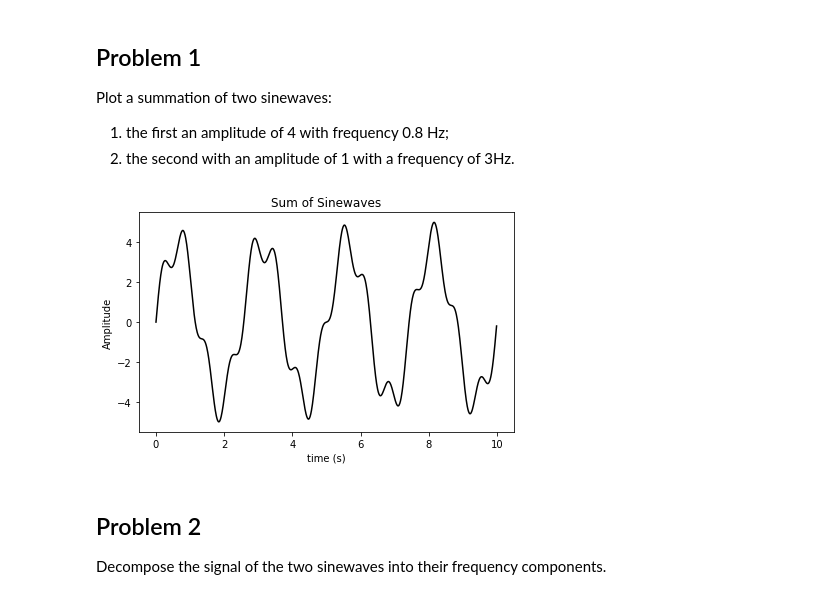
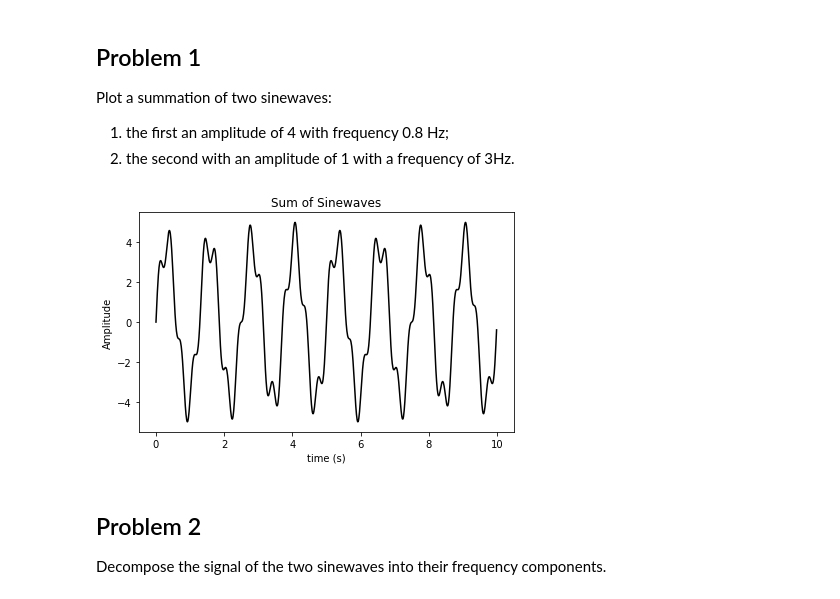
Before and after one commit to john-s-butler-dit/Basic-Introduction-to-Python, a Jupyter notebook: W2T5 Fast Fourier Transform.ipynb, the cells around one changed output. Drawn from its saved outputs; the diff is of its cells as text; code cells hidden in the pictures.

```diff
--- a/W2T5 Fast Fourier Transform.ipynb
+++ b/W2T5 Fast Fourier Transform.ipynb
@@ -102,36 +102,36 @@ sr=0.01
 time=np.arange(0,10,sr)
 
 # SINEWAVE 1
 Amplitude1=4
 freq1=0.8
-Sinewave1=Amplitude1*np.sin(np.pi*freq1*time)
+Sinewave1=Amplitude1*np.sin(2*np.pi*freq1*time)
 
 
 # SINEWAVE 2
 Amplitude2=1
 freq2=3
-Sinewave2=Amplitude2*np.sin(np.pi*freq2*time)
+Sinewave2=Amplitude2*np.sin(2*np.pi*freq2*time)
 
 # SUM SINEWAVE 1
 
 Sum_Sinewave=Sinewave1+Sinewave2
 
 
 #######################ANSWER#################################
 
 
 plt.plot(time,Sum_Sinewave,'-',color='black')
 
 
 
 plt.xlabel('time (s)')
 plt.ylabel('Amplitude')
 plt.title('Sum of Sinewaves')
 
 plt.tight_layout()
 plt.show() # This plots the figure
 # %% [output]
-[figure, old version]
+[figure, new version]
 # %% [markdown]
 ## Problem 2
 Decompose the signal of the two sinewaves into their frequency components.
```
Also changed, not shown: parts of 6 cells of this notebook.
